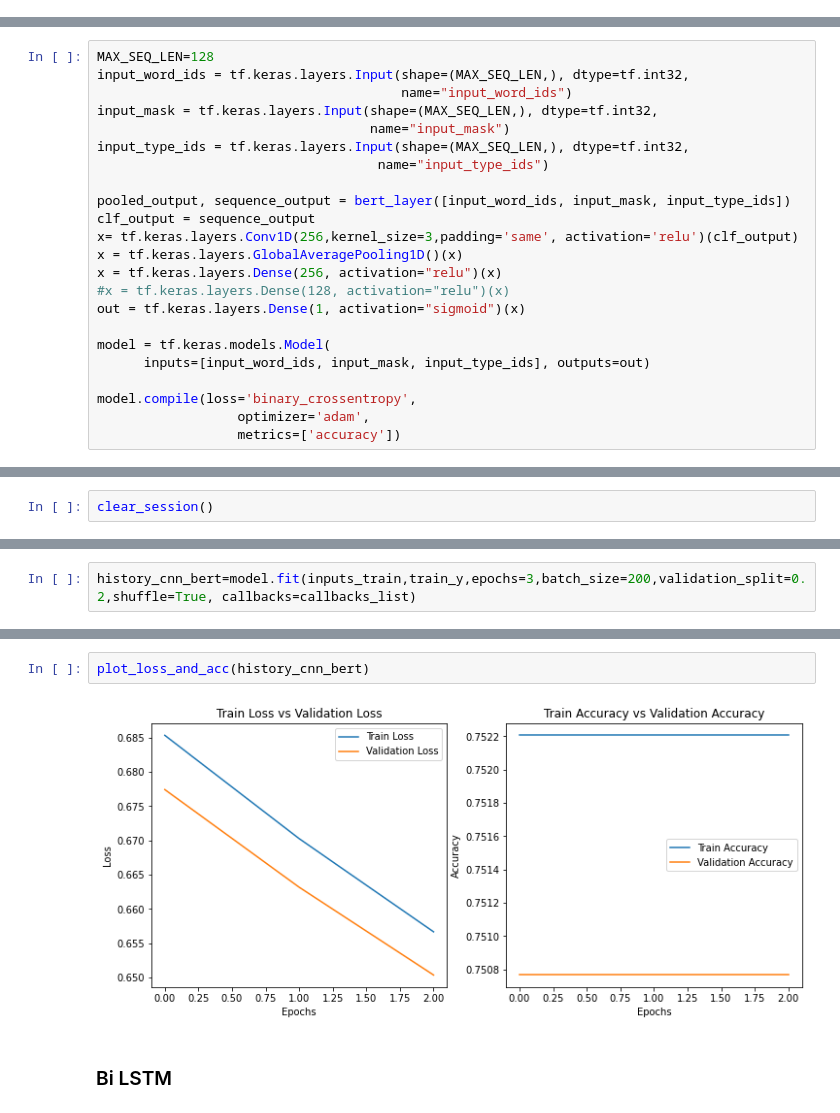
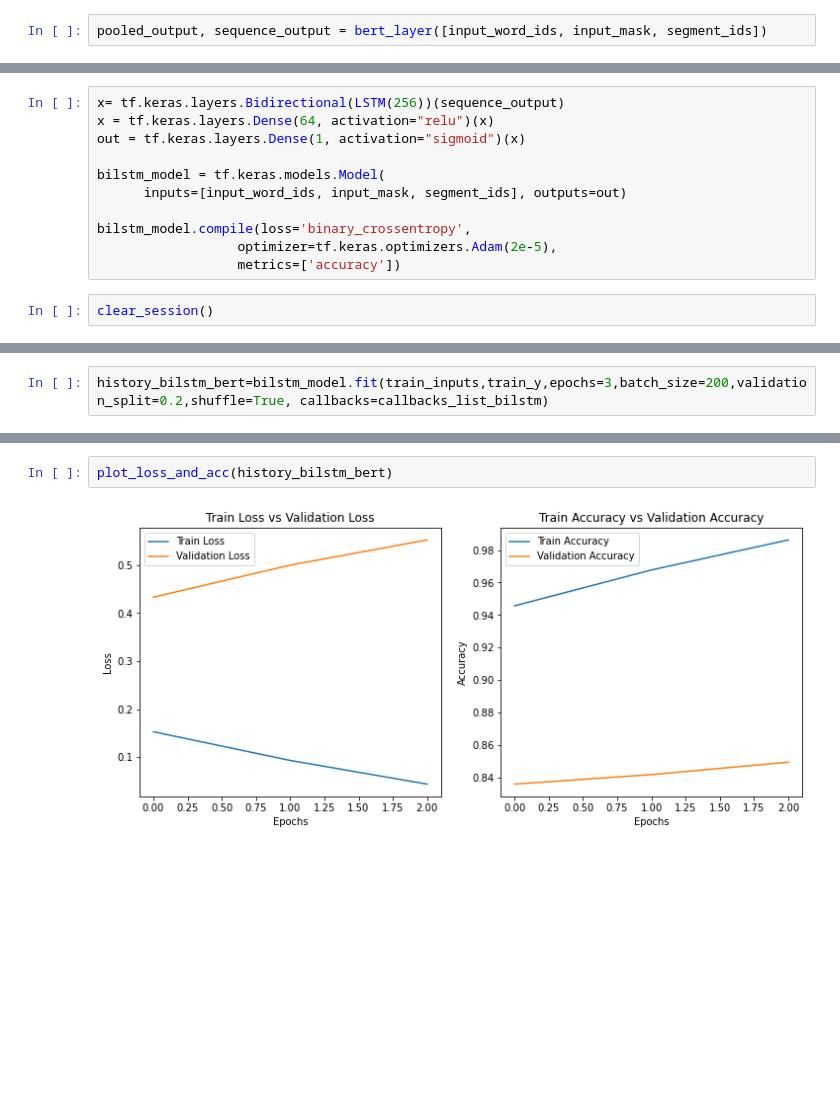
Before and after one commit to sobz2019/Fake-News-Classification-Web-Application, a Jupyter notebook: FakeNewsNet_DeepLearning_BERT_Embeddings.ipynb, the cells around one changed output, grey strips where cells are left out. Cells and saved outputs as stored; diff of their text form; blank space fills up the shorter version.

```diff
--- a/FakeNewsNet_DeepLearning_BERT_Embeddings.ipynb
+++ b/FakeNewsNet_DeepLearning_BERT_Embeddings.ipynb
@@ -144,0 +162,2 @@ inputs_test=preprocessor(test_texts)
+# %%
+pooled_output, sequence_output = bert_layer([input_word_ids, input_mask, segment_ids])
@@ -248,23 +340,0 @@ callbacks_list = [checkpoint,es]
-# %%
-MAX_SEQ_LEN=128
-input_word_ids = tf.keras.layers.Input(shape=(MAX_SEQ_LEN,), dtype=tf.int32,
-                                       name="input_word_ids")
-input_mask = tf.keras.layers.Input(shape=(MAX_SEQ_LEN,), dtype=tf.int32,
-                                   name="input_mask")
-input_type_ids = tf.keras.layers.Input(shape=(MAX_SEQ_LEN,), dtype=tf.int32,
-                                    name="input_type_ids")
-
-pooled_output, sequence_output = bert_layer([input_word_ids, input_mask, input_type_ids])
-clf_output = sequence_output
-x= tf.keras.layers.Conv1D(256,kernel_size=3,padding='same', activation='relu')(clf_output)
-x = tf.keras.layers.GlobalAveragePooling1D()(x)
-x = tf.keras.layers.Dense(256, activation="relu")(x)
-#x = tf.keras.layers.Dense(128, activation="relu")(x)
-out = tf.keras.layers.Dense(1, activation="sigmoid")(x)
-
-model = tf.keras.models.Model(
-      inputs=[input_word_ids, input_mask, input_type_ids], outputs=out)
-
-model.compile(loss='binary_crossentropy',
-                  optimizer='adam',
-                  metrics=['accuracy'])
@@ -291,2 +341,13 @@ ________________________________________________________________________________
+# %%
+x= tf.keras.layers.Bidirectional(LSTM(256))(sequence_output)
+x = tf.keras.layers.Dense(64, activation="relu")(x)
+out = tf.keras.layers.Dense(1, activation="sigmoid")(x)
+
+bilstm_model = tf.keras.models.Model(
+      inputs=[input_word_ids, input_mask, segment_ids], outputs=out)
+
+bilstm_model.compile(loss='binary_crossentropy',
+                  optimizer=tf.keras.optimizers.Adam(2e-5),
+                  metrics=['accuracy'])
 # %%
 clear_session()
@@ -293,4 +374,4 @@ clear_session()
 # %%
-history_cnn_bert=model.fit(inputs_train,train_y,epochs=3,batch_size=200,validation_split=0.2,shuffle=True, callbacks=callbacks_list)
+history_bilstm_bert=bilstm_model.fit(train_inputs,train_y,epochs=3,batch_size=200,validation_split=0.2,shuffle=True, callbacks=callbacks_list_bilstm)
 # %% [output]
 Epoch 1/3
@@ -329,6 +386,4 @@ Epoch 3: loss did not improve from 0.63204
 # %%
-plot_loss_and_acc(history_cnn_bert)
+plot_loss_and_acc(history_bilstm_bert)
 # %% [output]
-[figure, old version]
+[figure, new version]
-# %% [markdown]
-###  Bi LSTM
```
Also changed, not shown: parts of 38 cells of this notebook, 10 other files.
